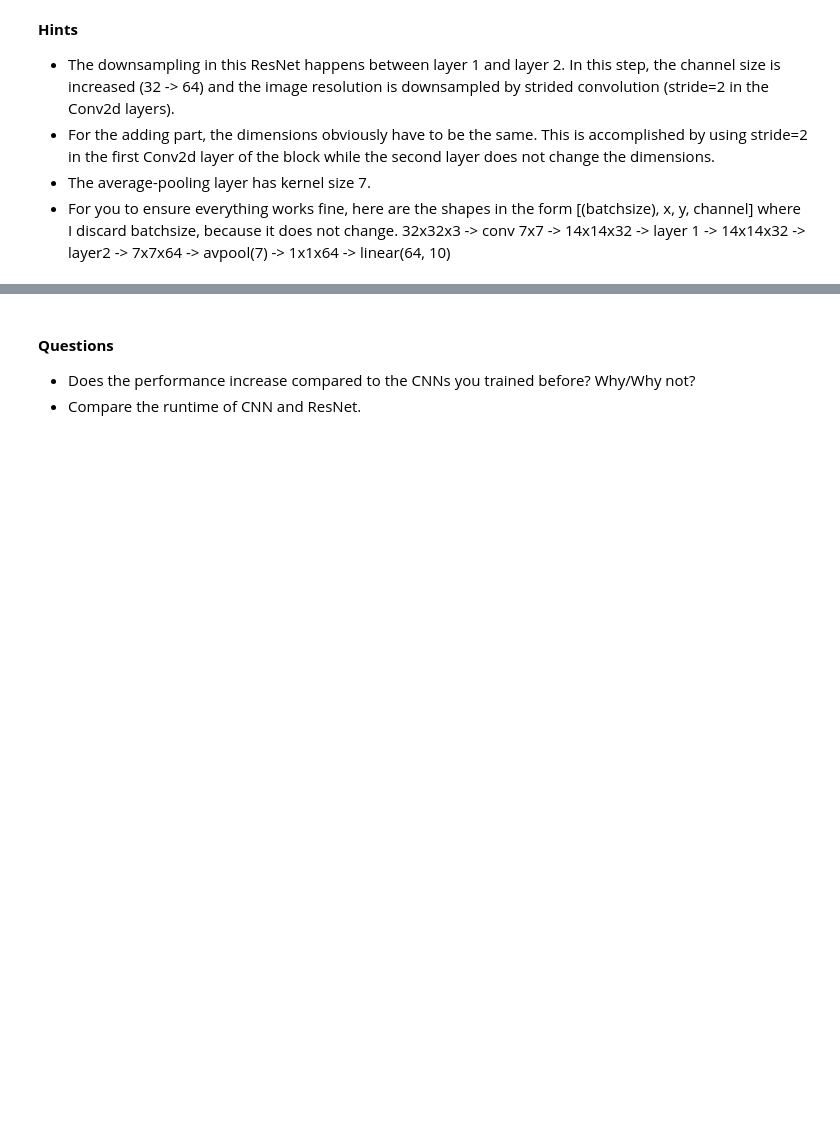
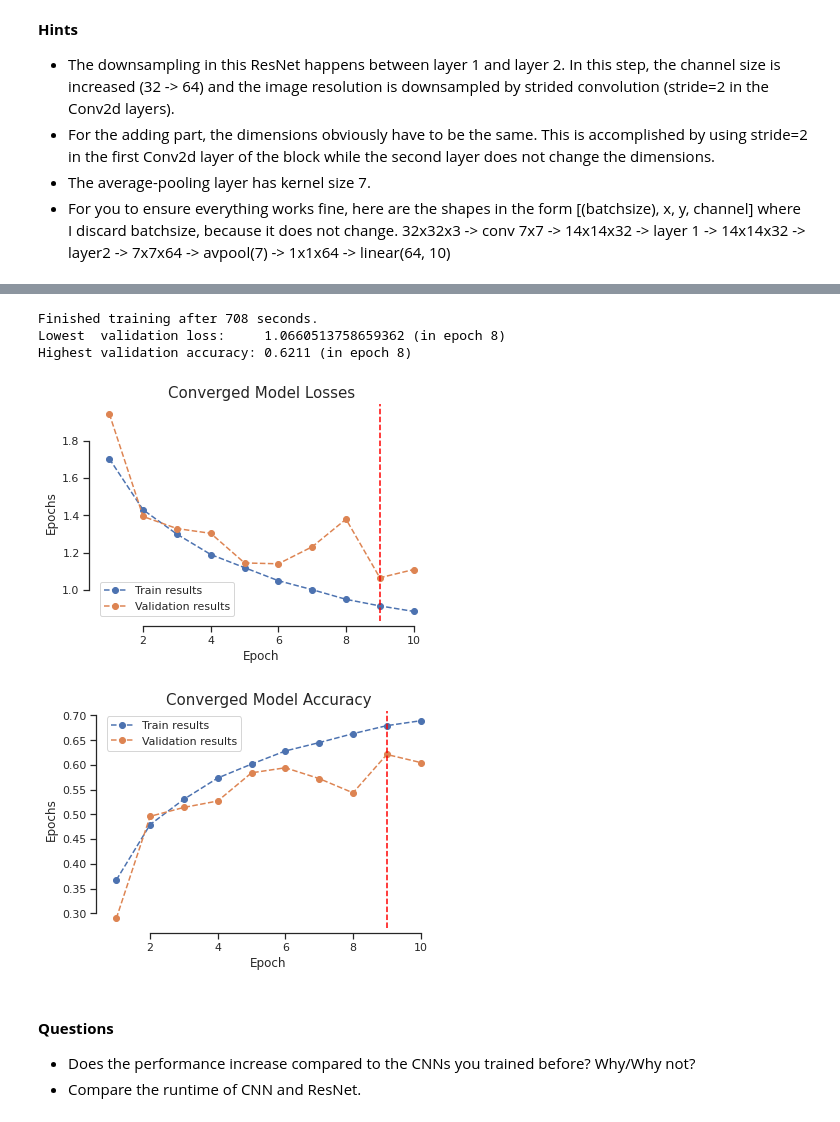
Before and after one commit to Marei33/Deep-Learning, a Jupyter notebook: Sol_Ex3_2021.ipynb, the cells around one changed output, grey strips where cells are left out. Cells and saved outputs as stored; diff of their text form; code cells hidden in the pictures; blank space fills up the shorter version.

```diff
--- a/Sol_Ex3_2021.ipynb
+++ b/Sol_Ex3_2021.ipynb
@@ -387,2 +387,46 @@ class
+# %%
+# TODO write a class ResNet(nn.Module) where you define the model
+class ResNet(nn.Module):
+  def __init__(self, num_channels=32):
+    super(ResNet, self).__init__()
+
+    self.num_channels = num_channels
+
+    self.conv_block = nn.Sequential(
+        nn.Conv2d(num_channels, 32, (7,7), 2, 1),
+        nn.BatchNorm2d(32),
+        nn.ReLU()
+    )
+
+    self.res_layer1 = ResidualBlock(32)
+
+    self.downsample = nn.Sequential(
+        nn.Conv2d(32, 64, (3,3), 2, 1),
+        nn.BatchNorm2d(64)
+    )
+
+    self.res_layer2 = ResidualBlock(64)
+
+    self.avg_pool = nn.AvgPool2d(7)
+
+    self.fully_connected = nn.Sequential(
+        nn.Flatten(),
+        nn.Linear(64, 10)
+    )
+
+  def forward(self, x):
+    x = self.conv_block(x)
+    x = self.res_layer1(x)
+    x = self.downsample(x)
+    x = self.res_layer2(x)
+    x = self.avg_pool(x)
+    x = self.fully_connected(x)
+
+    return x
 # %%
 # TODO train and plot
+
+model = ResNet(num_channels = 3)
+
+run_model("ResNet", model=model)
+# %% [output]
@@ -389,3 +434,8 @@ class
+Finished training after 708 seconds.
+Lowest  validation loss:     1.0660513758659362 (in epoch 8)
+Highest validation accuracy: 0.6211 (in epoch 8)
+[figure, added]
+[figure, added]
 # %% [markdown]
 #### **Questions**
 - Does the performance increase compared to the CNNs you trained before? Why/Why not?
```
Also changed, not shown: parts of 5 cells of this notebook.
